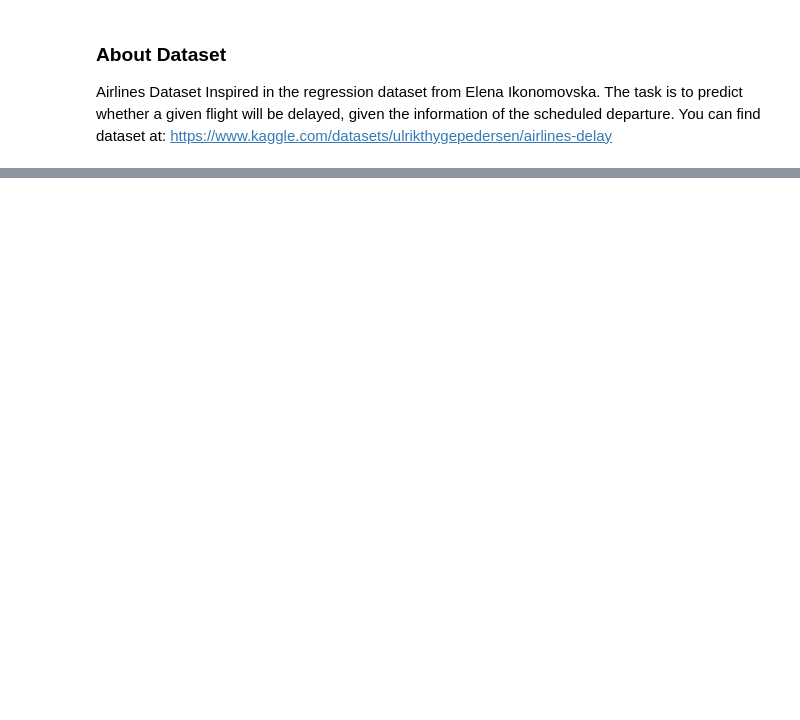
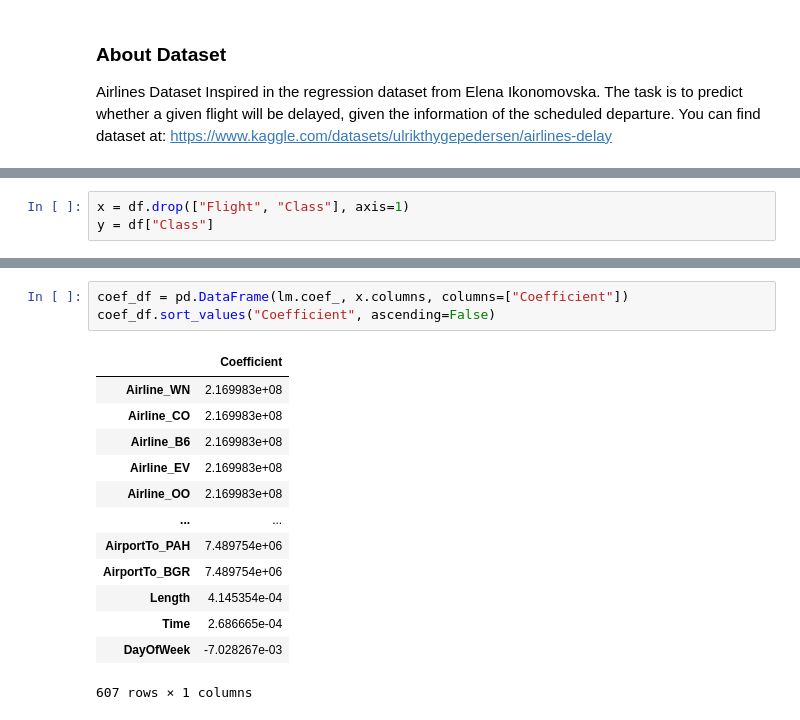
Before and after one commit to mahdi13830510/Airlines_delay_prediction, a Jupyter notebook: Airlines_delay.ipynb, the cells around one changed output, grey strips where cells are left out. Cells and saved outputs as stored; diff of their text form; blank space fills up the shorter version.

```diff
--- a/Airlines_delay.ipynb
+++ b/Airlines_delay.ipynb
@@ -25,0 +79,3 @@ df.head()
+# %%
+x = df.drop(["Flight", "Class"], axis=1)
+y = df["Class"]
@@ -25,0 +112,17 @@ df.head()
+# %%
+coef_df = pd.DataFrame(lm.coef_, x.columns, columns=["Coefficient"])
+coef_df.sort_values("Coefficient", ascending=False)
+# %% [output]
+|  | Coefficient |
+| Airline_WN | 2.169983e+08 |
+| Airline_CO | 2.169983e+08 |
+| Airline_B6 | 2.169983e+08 |
+| Airline_EV | 2.169983e+08 |
+| Airline_OO | 2.169983e+08 |
+| ... | ... |
+| AirportTo_PAH | 7.489754e+06 |
+| AirportTo_BGR | 7.489754e+06 |
+| Length | 4.145354e-04 |
+| Time | 2.686665e-04 |
+| DayOfWeek | -7.028267e-03 |
+607 rows × 1 columns
```
Also changed, not shown: parts of 37 cells of this notebook.
